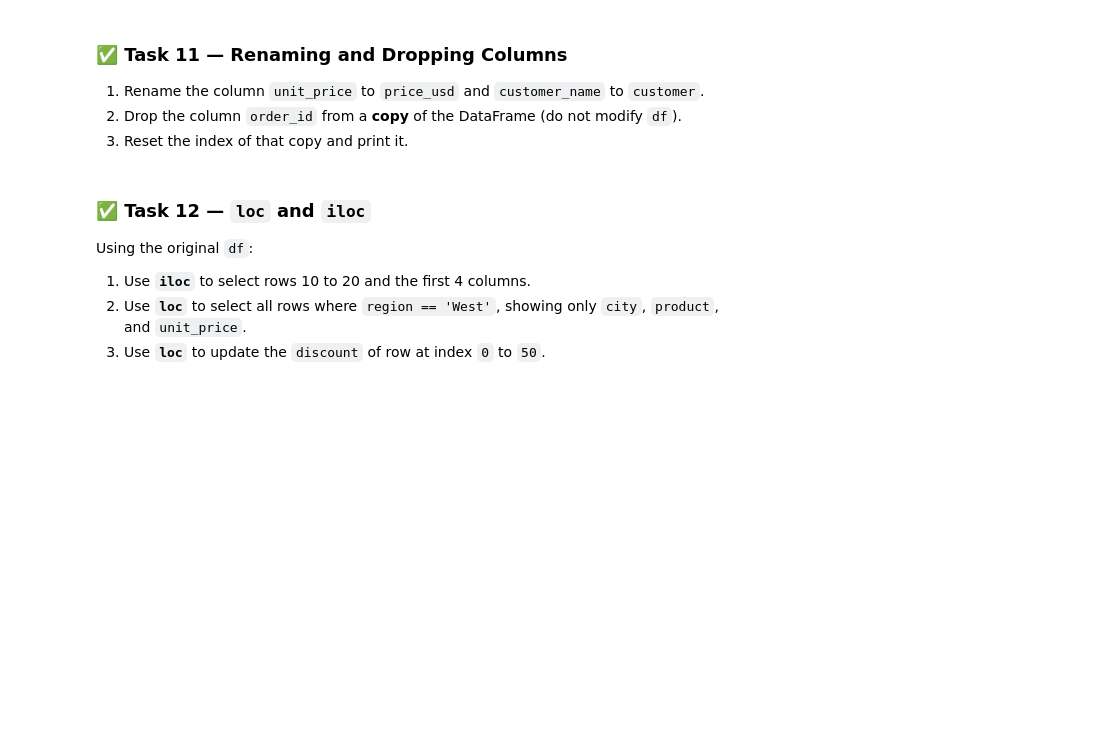
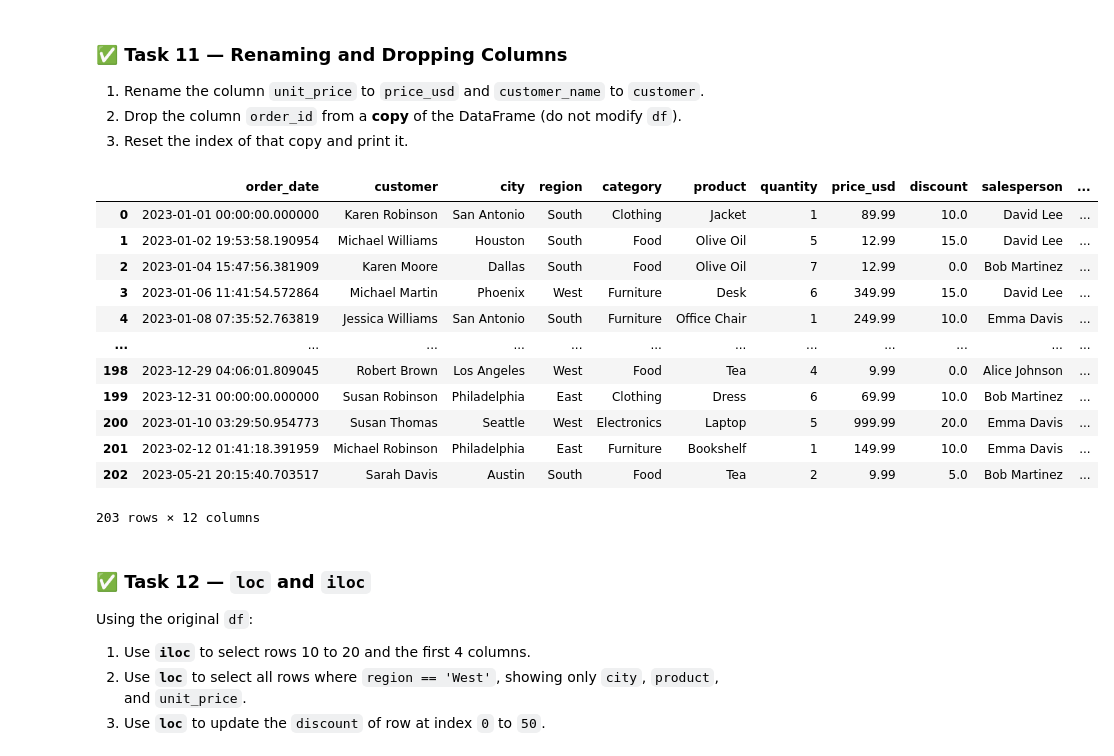
Before and after one commit to Jarvish1xyz/Sem-5, a Jupyter notebook: ML/Lab2 EMPTY.ipynb, the cells around one changed output. Drawn from its saved outputs; the diff is of its cells as text; code cells hidden in the pictures; blank space fills up the shorter version.

```diff
--- a/ML/Lab2 EMPTY.ipynb
+++ b/ML/Lab2 EMPTY.ipynb
@@ -444,0 +441,9 @@ np.int64(12)
+# %%
+df.isnull().sum().sum()
+
+med = df['rating'].median();
+df['rating'] = df['rating'].fillna(med);
+
+df['discount'] = df['discount'].fillna(0);
+
+df.isnull().sum().sum()
@@ -453,6 +469,29 @@ np.int64(12)
 1. Rename the column `unit_price` to `price_usd` and `customer_name` to `customer`.
 2. Drop the column `order_id` from a **copy** of the DataFrame (do not modify `df`).
 3. Reset the index of that copy and print it.
+# %%
+df = df.rename(columns={
+    'unit_price' : 'price_usd',
+    'customer_name' : 'customer'
+})
+
+dfCopy = df.drop('order_id', axis=1)
+
+dfCopy.reset_index(drop=True)
+# %% [output]
+|  | order_date | customer | city | region | category | product | quantity | price_usd | discount | salesperson | ... |
+| 0 | 2023-01-01 00:00:00.000000 | Karen Robinson | San Antonio | South | Clothing | Jacket | 1 | 89.99 | 10.0 | David Lee | ... |
+| 1 | 2023-01-02 19:53:58.190954 | Michael Williams | Houston | South | Food | Olive Oil | 5 | 12.99 | 15.0 | David Lee | ... |
+| 2 | 2023-01-04 15:47:56.381909 | Karen Moore | Dallas | South | Food | Olive Oil | 7 | 12.99 | 0.0 | Bob Martinez | ... |
+| 3 | 2023-01-06 11:41:54.572864 | Michael Martin | Phoenix | West | Furniture | Desk | 6 | 349.99 | 15.0 | David Lee | ... |
+| 4 | 2023-01-08 07:35:52.763819 | Jessica Williams | San Antonio | South | Furniture | Office Chair | 1 | 249.99 | 10.0 | Emma Davis | ... |
+| ... | ... | ... | ... | ... | ... | ... | ... | ... | ... | ... | ... |
+| 198 | 2023-12-29 04:06:01.809045 | Robert Brown | Los Angeles | West | Food | Tea | 4 | 9.99 | 0.0 | Alice Johnson | ... |
+| 199 | 2023-12-31 00:00:00.000000 | Susan Robinson | Philadelphia | East | Clothing | Dress | 6 | 69.99 | 10.0 | Bob Martinez | ... |
+| 200 | 2023-01-10 03:29:50.954773 | Susan Thomas | Seattle | West | Electronics | Laptop | 5 | 999.99 | 20.0 | Emma Davis | ... |
+| 201 | 2023-02-12 01:41:18.391959 | Michael Robinson | Philadelphia | East | Furniture | Bookshelf | 1 | 149.99 | 10.0 | Emma Davis | ... |
+| 202 | 2023-05-21 20:15:40.703517 | Sarah Davis | Austin | South | Food | Tea | 2 | 9.99 | 5.0 | Bob Martinez | ... |
+203 rows × 12 columns
 # %% [markdown]
 ### ✅ Task 12 — `loc` and `iloc`
 Using the original `df`:
```
Also changed, not shown: parts of 3 cells of this notebook.
